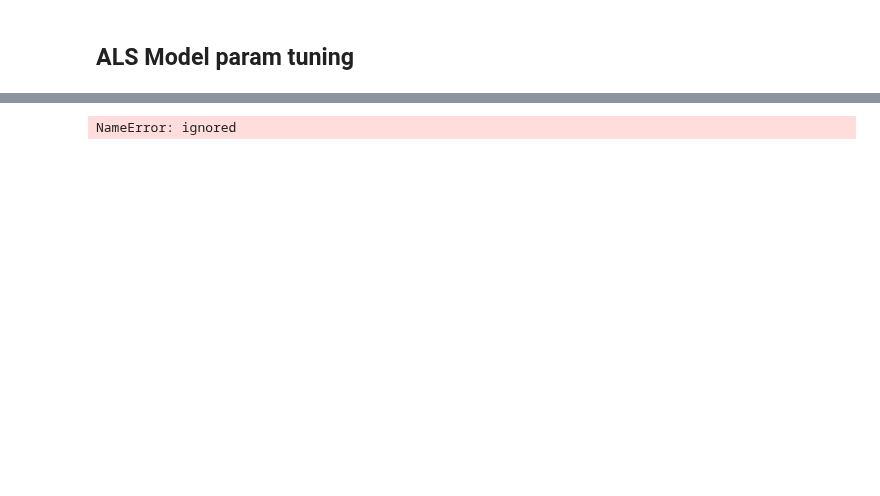
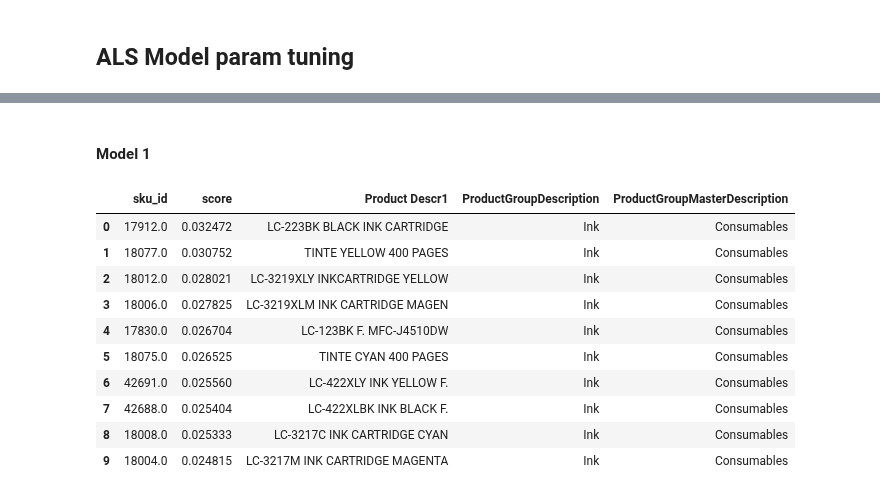
Before and after one commit to vincm1/RecSys_Implicit, a Jupyter notebook: Alternating_Least_Squares_(ALS).ipynb, the cells around one changed output, grey strips where cells are left out. Drawn from its saved outputs; the diff is of its cells as text; code cells hidden in the pictures; blank space fills up the shorter version.

```diff
--- a/Alternating_Least_Squares_(ALS).ipynb
+++ b/Alternating_Least_Squares_(ALS).ipynb
@@ -744,0 +193,3 @@ users_more_20 = users_more_20["bcn_id"].values
+# %%
+auc10 = AUC_at_k(model, csr_freq_matrix_train_2, csr_freq_matrix_test_2, K=10, num_threads=10)
+auc10
@@ -754,0 +379,3 @@ print(user_id_2)
+# %%
+sku_list = df[["sku_id", "Product Descr1", "ProductGroupDescription", "ProductGroupMasterDescription"]].drop_duplicates()
+sku_list
@@ -755,9 +396,25 @@ print(user_id_2)
+# %% [markdown]
+#### Model 1
 # %%
 # Now you can call the recommend function
-recommended = model_3.recommend(user_id, user_items[user_id], N=100, filter_already_liked_items=True)
-rec_tab = pd.DataFrame(recommended)
-rec_tab = rec_tab.T.rename(columns={0:"sku_id", 1:"conf"})
-rec_tab = rec_tab.merge(skus, on="sku_id", how="left")
-rec_tab.sort_values(by="conf", ascending=False)
+userid = [user_id]
+ids, scores = model.recommend(userid, csr_qty_matrix[userid], N=10, filter_already_liked_items=True)
+ids, scores
+
+rec_tab = pd.DataFrame(data=[ids[0],scores[0]])
+rec_tab = rec_tab.T.rename(columns={0:"sku_id", 1:"score", 2:"sku_id", 3:"score"})
+rec_tab = rec_tab.merge(sku_list, on="sku_id", how="left")
+rec_tab
+# rec_tab.sort_values(by="conf", ascending=False)
 # %% [output]
-NameError: ignored
+|  | sku_id | score | Product Descr1 | ProductGroupDescription | ProductGroupMasterDescription |
+| 0 | 17912.0 | 0.032472 | LC-223BK BLACK INK CARTRIDGE | Ink | Consumables |
+| 1 | 18077.0 | 0.030752 | TINTE YELLOW 400 PAGES | Ink | Consumables |
+| 2 | 18012.0 | 0.028021 | LC-3219XLY INKCARTRIDGE YELLOW | Ink | Consumables |
+| 3 | 18006.0 | 0.027825 | LC-3219XLM INK CARTRIDGE MAGEN | Ink | Consumables |
+| 4 | 17830.0 | 0.026704 | LC-123BK F. MFC-J4510DW | Ink | Consumables |
+| 5 | 18075.0 | 0.026525 | TINTE CYAN 400 PAGES | Ink | Consumables |
+| 6 | 42691.0 | 0.025560 | LC-422XLY INK YELLOW F. | Ink | Consumables |
+| 7 | 42688.0 | 0.025404 | LC-422XLBK INK BLACK F. | Ink | Consumables |
+| 8 | 18008.0 | 0.025333 | LC-3217C INK CARTRIDGE CYAN | Ink | Consumables |
+| 9 | 18004.0 | 0.024815 | LC-3217M INK CARTRIDGE MAGENTA | Ink | Consumables |
```
Also changed, not shown: parts of 130 cells of this notebook.
